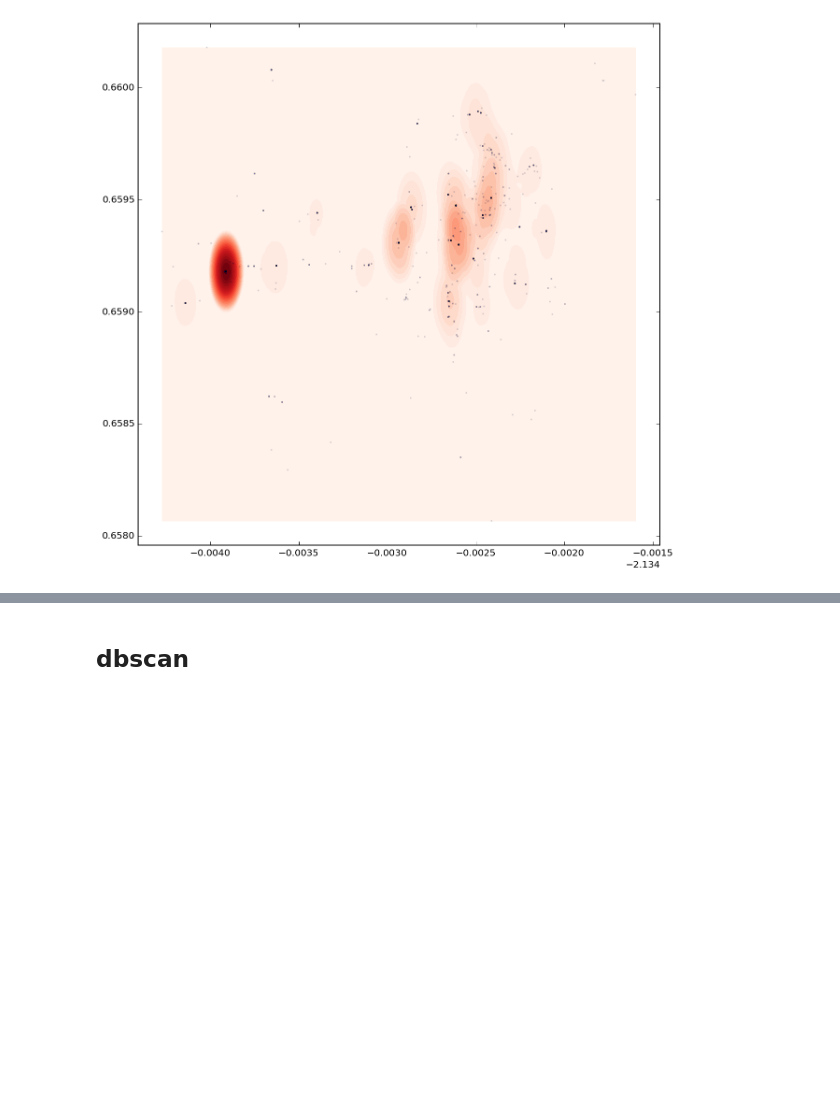
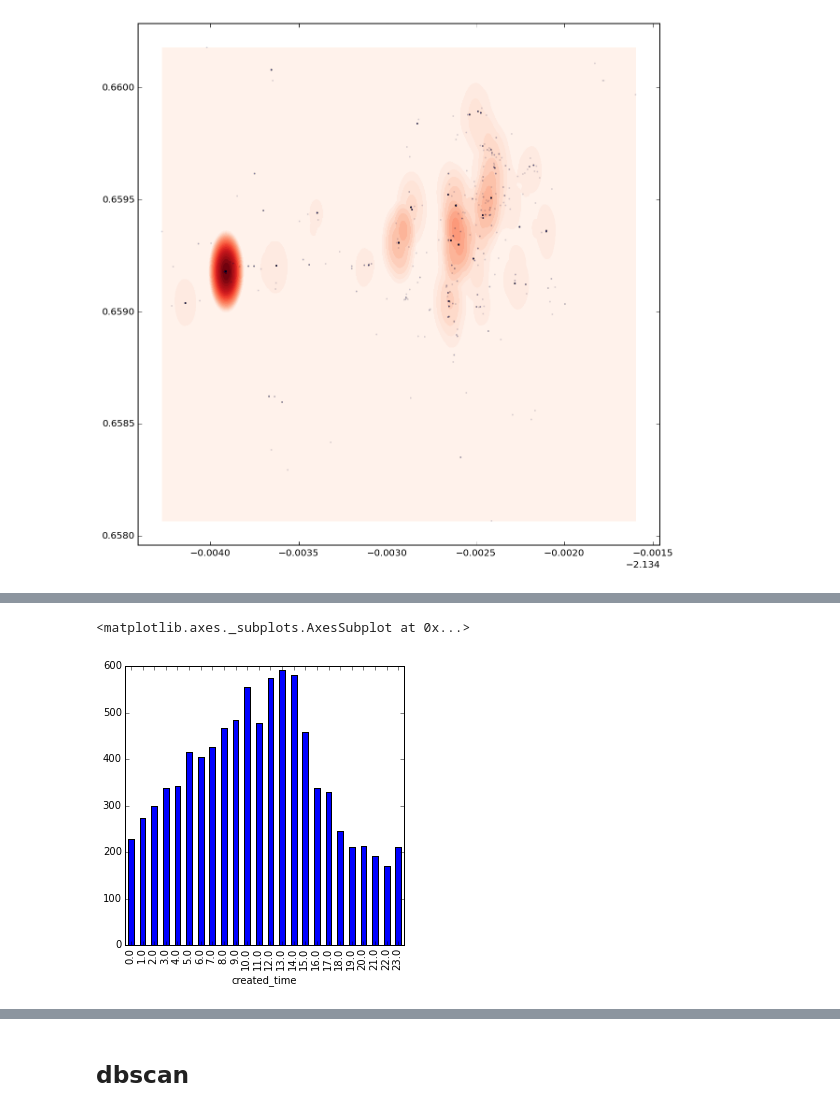
Before and after one commit to mdnip/InsightProject, a Jupyter notebook: ExploratoryAnalysis.ipynb, the cells around one changed output, grey strips where cells are left out. Drawn from its saved outputs; the diff is of its cells as text; code cells hidden in the pictures; blank space fills up the shorter version.

```diff
--- a/ExploratoryAnalysis.ipynb
+++ b/ExploratoryAnalysis.ipynb
@@ -158,0 +178,8 @@ SyntaxError: invalid syntax (<ipython-input-4-4402094f1360>, line 2)
+# %%
+# Pictures binned by hour of day
+# Pictures binned by day of the week
+df1['created_time'] = df['created_time'].apply(lambda x: datetime.datetime.fromtimestamp(x).hour)
+df1.groupby(['created_time']).count().plot(kind = 'bar')
+# %% [output]
+<matplotlib.axes._subplots.AxesSubplot at 0x...>
+[figure, added]
```
Also changed, not shown: parts of 8 cells of this notebook, 4 other files.
